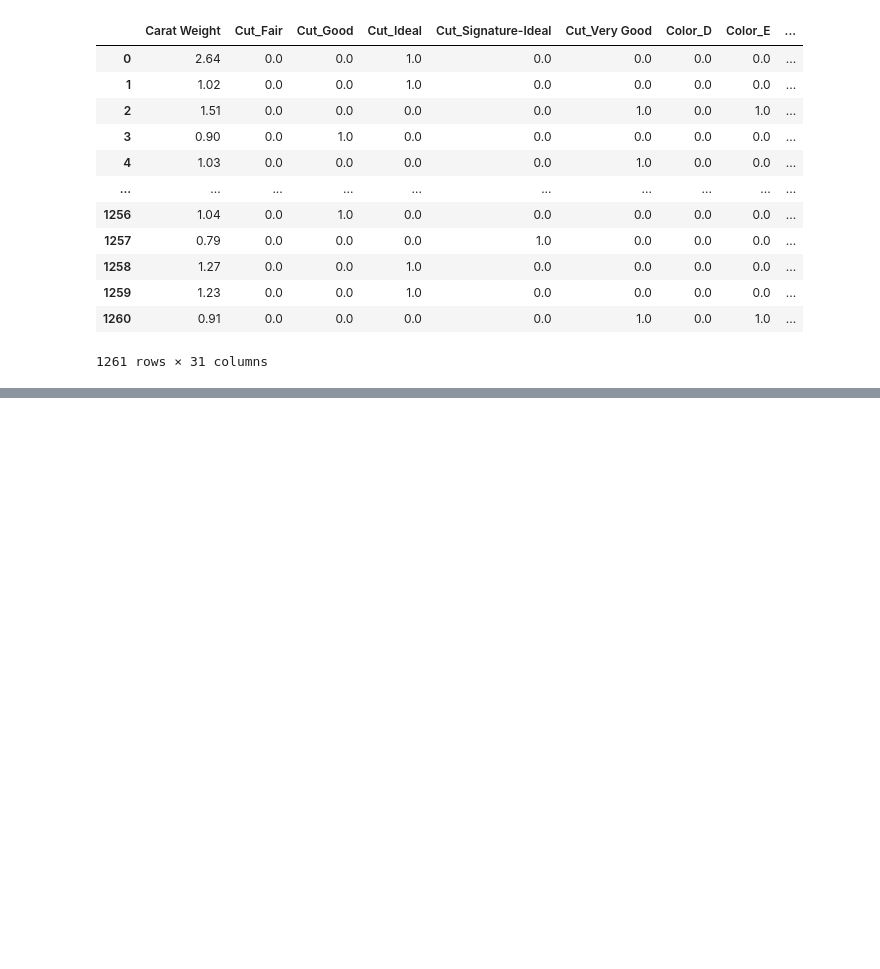
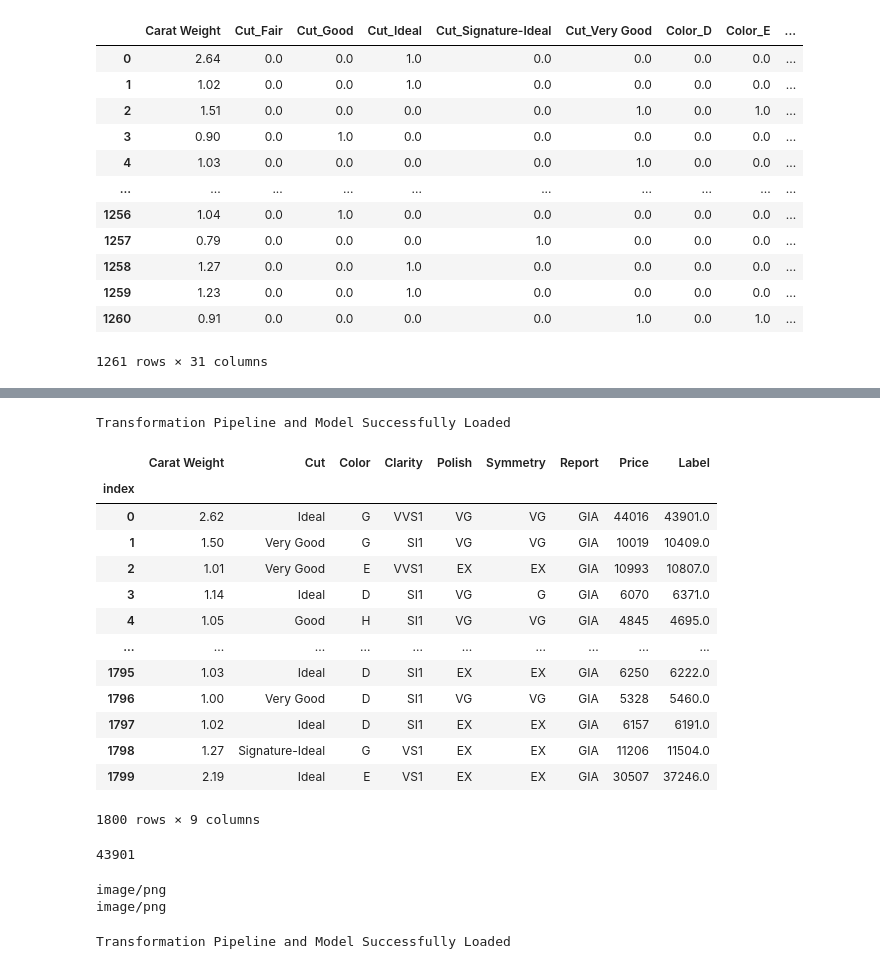
Before and after one commit to saitej123/ML-APP, a Jupyter notebook: Diamond_prediction_pycaret.ipynb, the cells around one changed output, grey strips where cells are left out. Drawn from its saved outputs; the diff is of its cells as text; code cells hidden in the pictures; blank space fills up the shorter version.

```diff
--- a/Diamond_prediction_pycaret.ipynb
+++ b/Diamond_prediction_pycaret.ipynb
@@ -189 +208,23 @@ save_model(final_lightgbm,'Sai_LGBM')
 Transformation Pipeline and Model Succesfully Saved
+# %%
+m1=pycaret.regression.load_model('Sai_LGBM')
+# %% [output]
+Transformation Pipeline and Model Successfully Loaded
+# %%
+prediction=predict_model(m1,data=data_unseen,round=0)
+prediction
+# %% [output]
+|  | Carat Weight | Cut | Color | Clarity | Polish | Symmetry | Report | Price | Label |
+| index |  |  |  |  |  |  |  |  |  |
+| 0 | 2.62 | Ideal | G | VVS1 | VG | VG | GIA | 44016 | 43901.0 |
+| 1 | 1.50 | Very Good | G | SI1 | VG | VG | GIA | 10019 | 10409.0 |
+| 2 | 1.01 | Very Good | E | VVS1 | EX | EX | GIA | 10993 | 10807.0 |
+| 3 | 1.14 | Ideal | D | SI1 | VG | G | GIA | 6070 | 6371.0 |
+| 4 | 1.05 | Good | H | SI1 | VG | VG | GIA | 4845 | 4695.0 |
+| ... | ... | ... | ... | ... | ... | ... | ... | ... | ... |
+| 1795 | 1.03 | Ideal | D | SI1 | EX | EX | GIA | 6250 | 6222.0 |
+| 1796 | 1.00 | Very Good | D | SI1 | VG | VG | GIA | 5328 | 5460.0 |
+| 1797 | 1.02 | Ideal | D | SI1 | EX | EX | GIA | 6157 | 6191.0 |
+| 1798 | 1.27 | Signature-Ideal | G | VS1 | EX | EX | GIA | 11206 | 11504.0 |
+| 1799 | 2.19 | Ideal | E | VS1 | EX | EX | GIA | 30507 | 37246.0 |
+1800 rows × 9 columns
@@ -189,0 +233,58 @@ Transformation Pipeline and Model Succesfully Saved
+# %%
+pred
+# %% [output]
+43901
+# %%
+        image = Image.open('sai_app_header.png')
+        st.image(image,use_column_width=True)
+        with open("README.md", "r", encoding="utf-8") as input_file:
+           text = input_file.read()
+        intro_markdown=markdown.markdown(text)
+        st.markdown(intro_markdown, unsafe_allow_html=True)
+
+        image_1 = Image.open('data_intro.png')
+        st.image(image_1,use_column_width=True)
+
+        st.subheader("Click On Predict to know the Diamond Price (USD)")
+
+        import pandas as pd
+        df=pd.read_csv("diamond.csv")
+        temp = df.to_dict('list')
+        temp['Cut'] = list(set(temp['Cut']))
+        temp['Color'] = list(set(temp['Color']))
+        temp['Clarity'] = list(set(temp['Clarity']))
+        temp['Polish'] = list(set(temp['Polish']))
+        temp['Symmetry'] = list(set(temp['Symmetry']))
+        temp['Report'] = list(set(temp['Report']))
+
+        temp_records = df.to_dict('records')
+# %% [output]
+image/png
+image/png
+# %%
+        st.sidebar.markdown("## Select Metrics Below")
+        #CARAT WEIGHT
+        Carat_Weight_list = st.sidebar.number_input('Carat Weight')
+        #Checkbox for CUT
+        CUT_list = st.sidebar.selectbox("Select CUT", temp['Cut'])
+        #Checkbox for Color
+        Color_list = st.sidebar.selectbox("Select Color", temp['Color'])
+        #Checkbox for Clarity
+        Clarity_list = st.sidebar.selectbox("Select Clarity", temp['Clarity'])
+        #Checkbox for Polish
+        Polish_list = st.sidebar.selectbox("Select Polish", temp['Polish'])
+        #Checkbox for Symmetry
+        Symmetry_list = st.sidebar.selectbox("Select Symmetry", temp['Symmetry'])
+        #Checkbox for Report
+        Symmetry_list = st.sidebar.selectbox("Select Report", temp['Report'])
+
+
+
+        #features
+        cols = ['Carat Weight', 'Cut', 'Color','Clarity','Polish','Symmetry','Report']
+        # store the inputs
+        features = [Carat_Weight_list, CUT_list, Color_list,Clarity_list,Polish_list,Symmetry_list,Symmetry_list]
+
+        model=pycaret.classification.load_model('Sai_LGBM')
+# %% [output]
+Transformation Pipeline and Model Successfully Loaded
```
Also changed, not shown: parts of 17 cells of this notebook, 5 other files.
